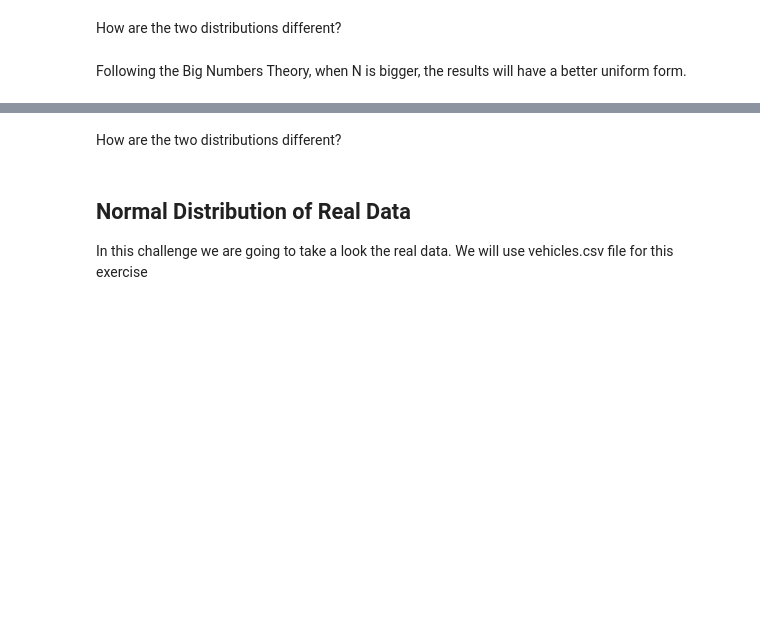
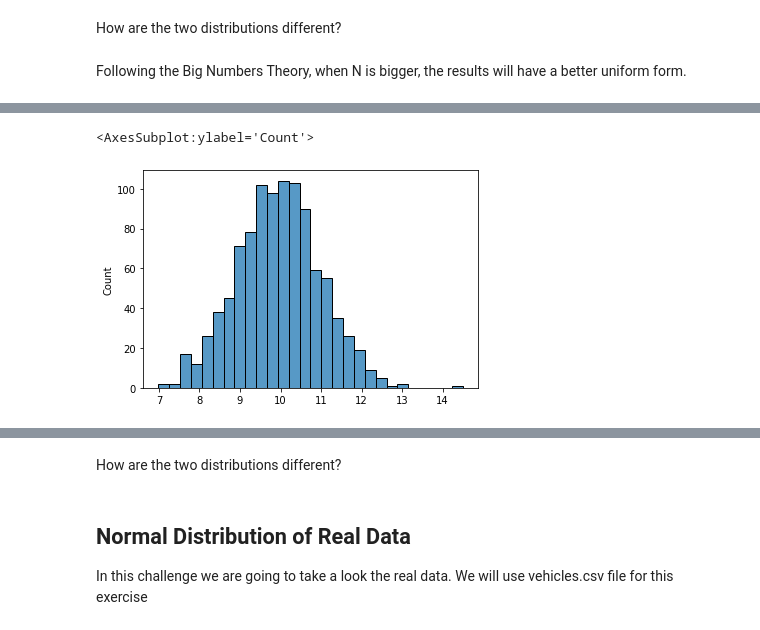
Before and after one commit to Ironhack-Data-Madrid-Marzo-2021/lab-continuous-probability-distribution, a Jupyter notebook: your-code/main.ipynb, the cells around one changed output, grey strips where cells are left out. Cells and saved outputs as stored; diff of their text form; code cells hidden in the pictures; blank space fills up the shorter version.

```diff
--- a/your-code/main.ipynb
+++ b/your-code/main.ipynb
@@ -103,6 +104,10 @@ def normal(loc, scale, size):
 # %%
 loc = 10
 scale = 1
 size = 1000
 
-samplenormal(loc, scale, size)
+sample = normal(loc, scale, size)
+sns.histplot(sample)
+# %% [output]
+<AxesSubplot:ylabel='Count'>
+[figure, added]
```
Also changed, not shown: parts of 22 cells of this notebook.
